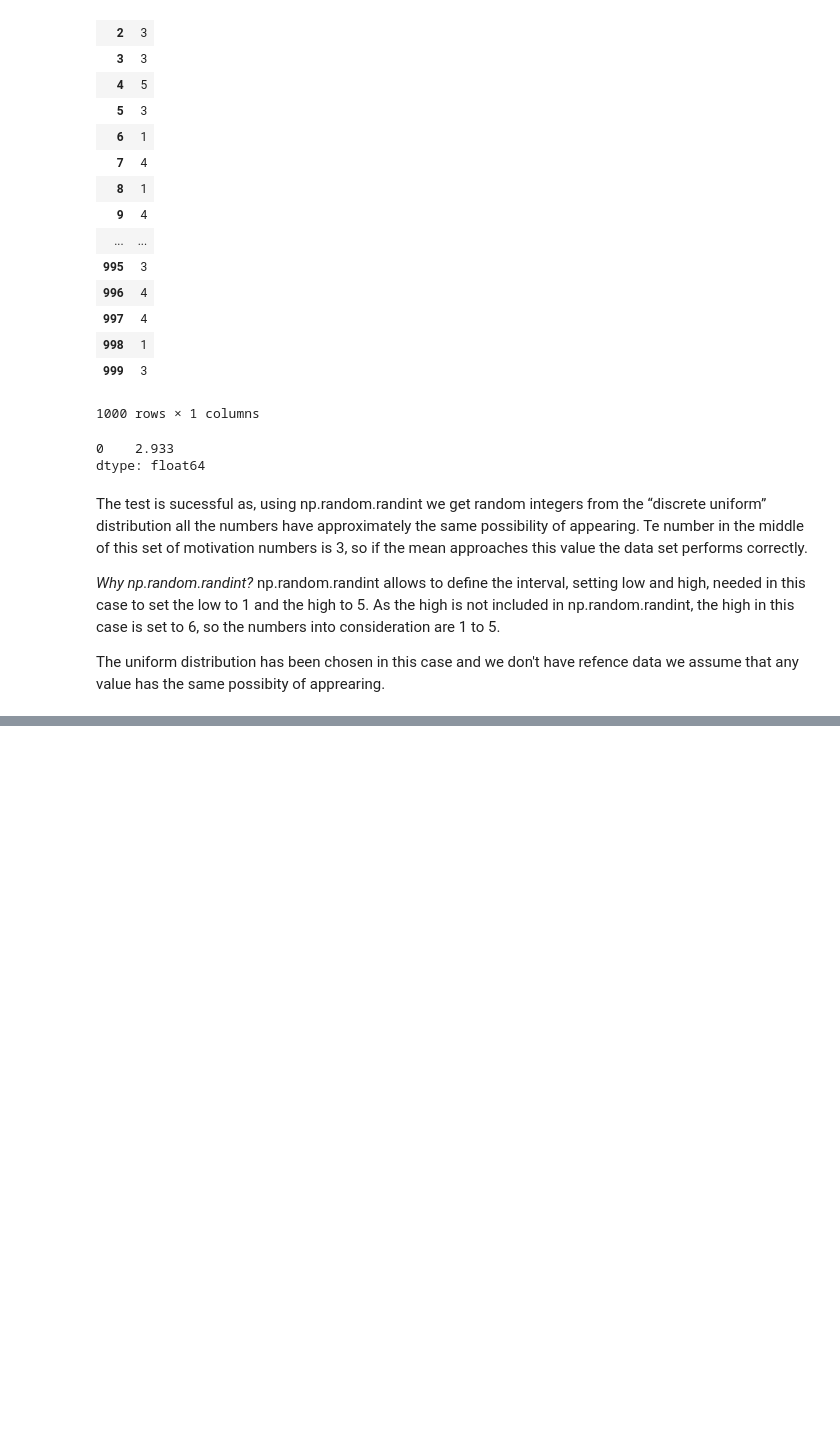
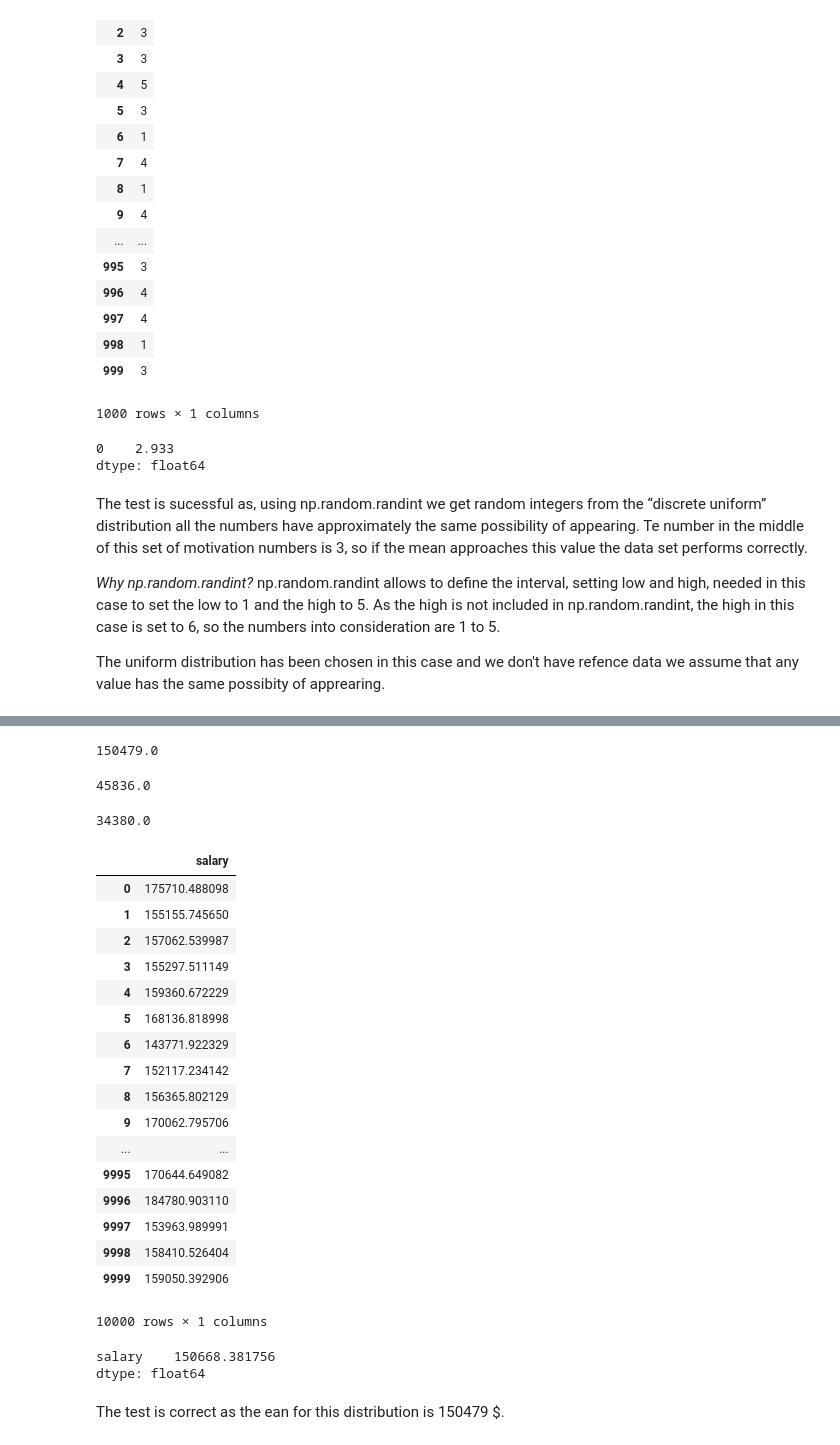
Before and after one commit to Nayade2lu/programming-data-a-project, a Jupyter notebook: Programming for data analysis Project.ipynb, the cells around one changed output, grey strips where cells are left out. Drawn from its saved outputs; the diff is of its cells as text; code cells hidden in the pictures; blank space fills up the shorter version.

Commit message:
salary sample simulation

```diff
--- a/Programming for data analysis Project.ipynb
+++ b/Programming for data analysis Project.ipynb
@@ -330,0 +335,61 @@ The uniform distribution has been chosen in this case and we don't have refence
+# %%
+#Mean of the salaries
+salaries = [157357, 138554, 172386, 164060, 176814, 133565, 138554, 139526, 116099, 122039, 196315]
+SumSalaries = sum(salaries)
+Meansalaries = SumSalaries/11
+Meansalaries
+# %% [output]
+150479.0
+# %%
+#standard deviation
+# analyse from the mean what is the deviation to the higher value
+#higher value
+a = 196315
+hsd= a - Meansalaries
+hsd
+# %% [output]
+45836.0
+# %%
+#This is the highest diference, and most of the values will be within 3 standard deviations
+std= hsd/3
+# %%
+#standard deviation
+# analyse from the mean what is the deviation to the lowest value
+#higher value
+b = 116099
+Meansalaries -b
+# %% [output]
+34380.0
+# %%
+#Using the standard normal distribution as is more probable to get a salary around 150479
+#This mean wll be used as the mean for the standar normal distribution
+salary= pd.DataFrame ({"salary": np.random.normal (150479, std, 10000)})
+# %%
+salary
+# %% [output]
+|  | salary |
+| 0 | 175710.488098 |
+| 1 | 155155.745650 |
+| 2 | 157062.539987 |
+| 3 | 155297.511149 |
+| 4 | 159360.672229 |
+| 5 | 168136.818998 |
+| 6 | 143771.922329 |
+| 7 | 152117.234142 |
+| 8 | 156365.802129 |
+| 9 | 170062.795706 |
+| ... | ... |
+| 9995 | 170644.649082 |
+| 9996 | 184780.903110 |
+| 9997 | 153963.989991 |
+| 9998 | 158410.526404 |
+| 9999 | 159050.392906 |
+10000 rows × 1 columns
+# %%
+#small test on the data
+np.mean (salary)
+# %% [output]
+salary    150668.381756
+dtype: float64
+# %% [markdown]
+The test is correct as the ean for this distribution is 150479 $.
```
Also changed, not shown: parts of 2 cells of this notebook.
